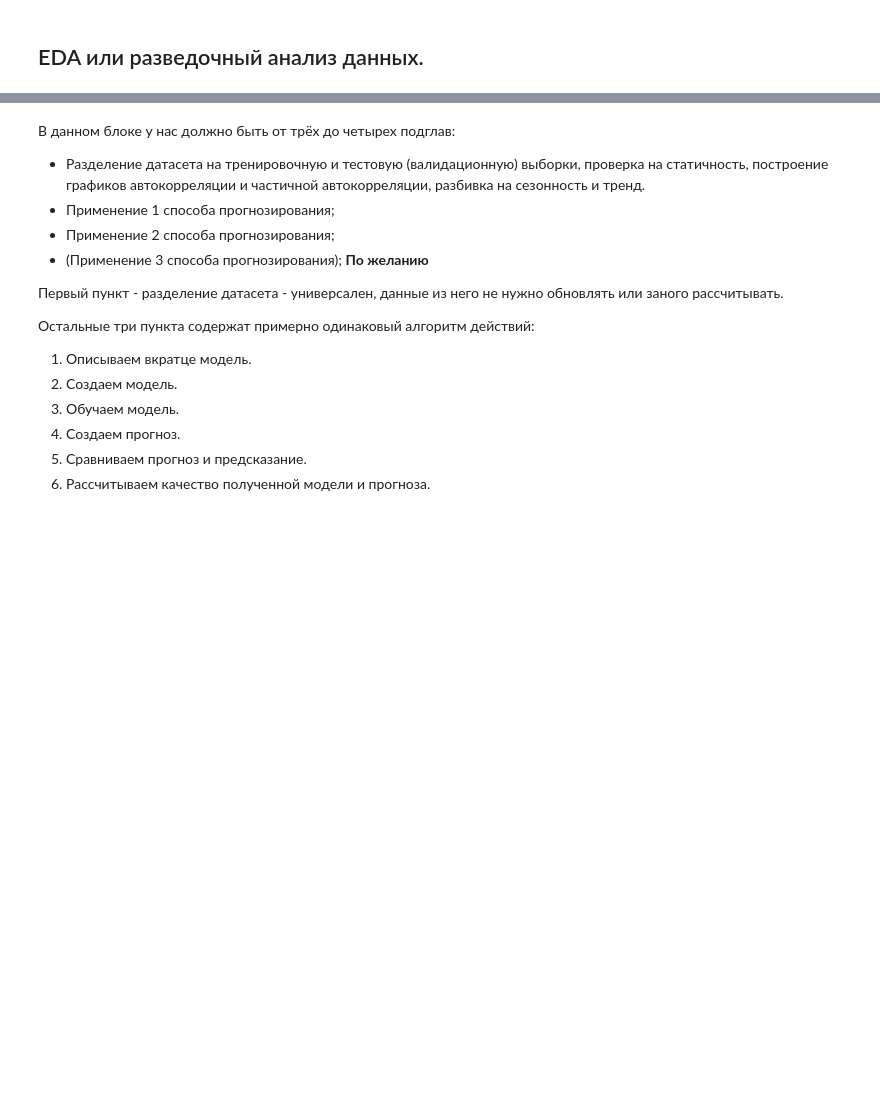
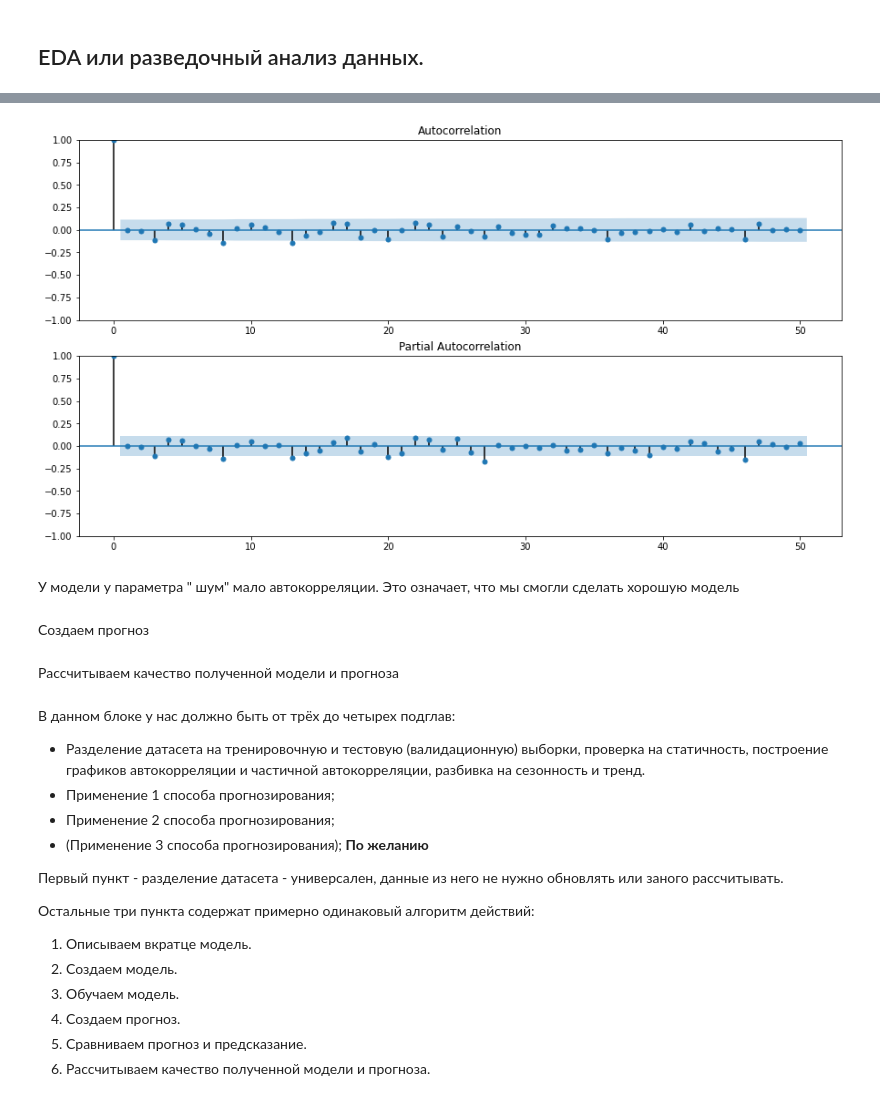
Before and after one commit to Elisakova/github_welcom, a Jupyter notebook: Итоговая__аттестация_Исакова_Е_С_ipynb".ipynb, the cells around one changed output, grey strips where cells are left out. Saved outputs shown, nothing was run; the diff lists cells and outputs as text; code cells hidden in the pictures; blank space fills up the shorter version.

```diff
--- a/Итоговая__аттестация_Исакова_Е_С_ipynb".ipynb
+++ b/Итоговая__аттестация_Исакова_Е_С_ipynb".ipynb
@@ -181,0 +198,4 @@ ax.plot(df['SUNACTIVITY'])
+# %%
+train_df = df[:-15]
+test_df=df[15:]
+#train_df.info()
@@ -181,0 +204,3 @@ ax.plot(df['SUNACTIVITY'])
+# %%
+arima=SARIMAX(train_df['SUNACTIVITY'], order=(2,1,3)).fit()
+arima.summary()
@@ -181,0 +229,13 @@ ax.plot(df['SUNACTIVITY'])
+# %%
+res = arima.resid
+fig,ax = plt.subplots(2,1,figsize=(15,8))
+fig = sm.graphics.tsa.plot_acf(res, lags=50, ax=ax[0])
+fig = sm.graphics.tsa.plot_pacf(res, lags=50, ax=ax[1])
+plt.show()
+# %% [output]
+[figure, added]
+# %% [markdown]
+У модели  у параметра " шум"  мало автокорреляции.
+Это означает, что мы смогли сделать хорошую модель
+# %% [markdown]
+Создаем прогноз
@@ -181,0 +244,2 @@ ax.plot(df['SUNACTIVITY'])
+# %% [markdown]
+Рассчитываем качество полученной модели и прогноза
```
Also changed, not shown: parts of 38 cells of this notebook.
